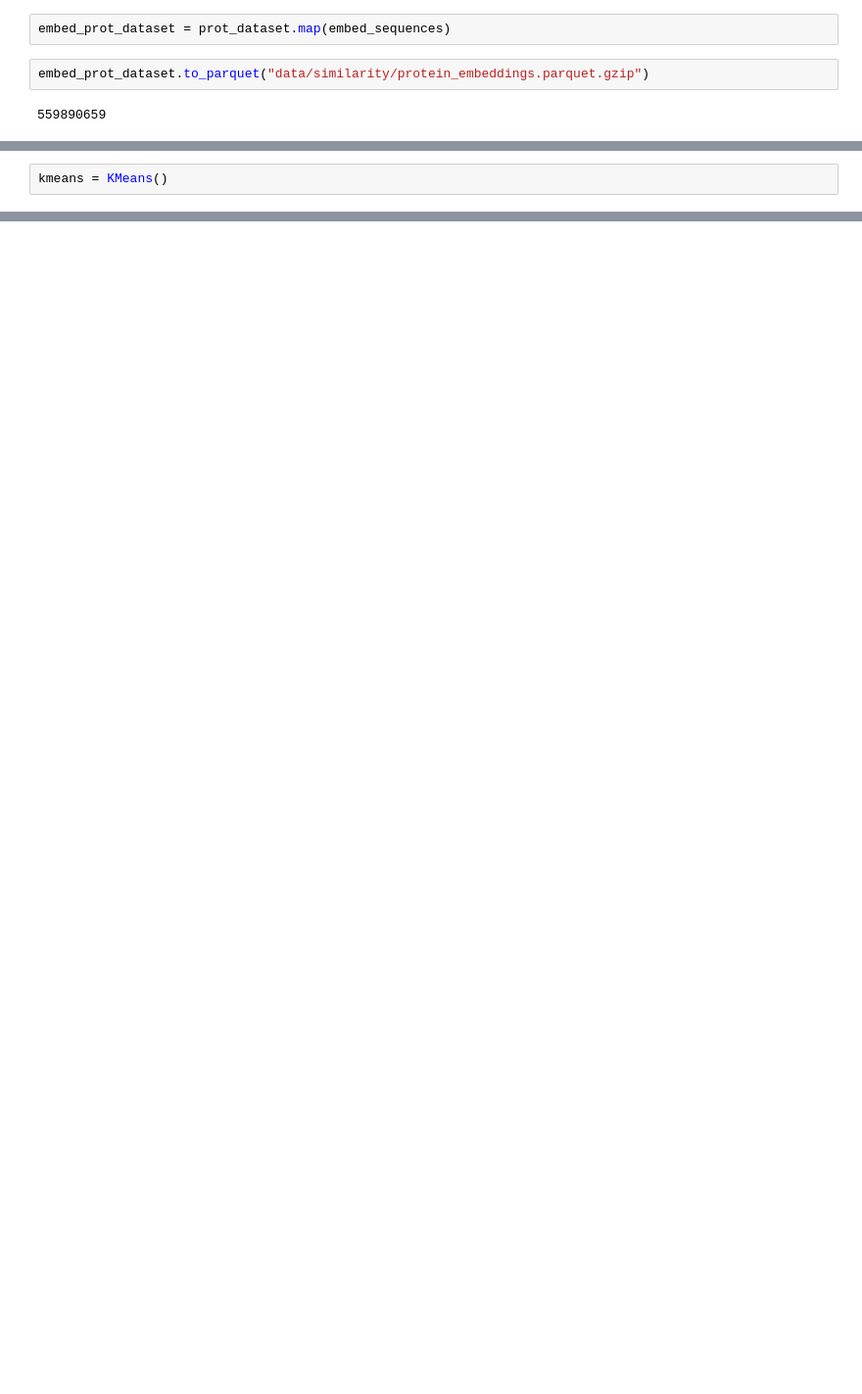
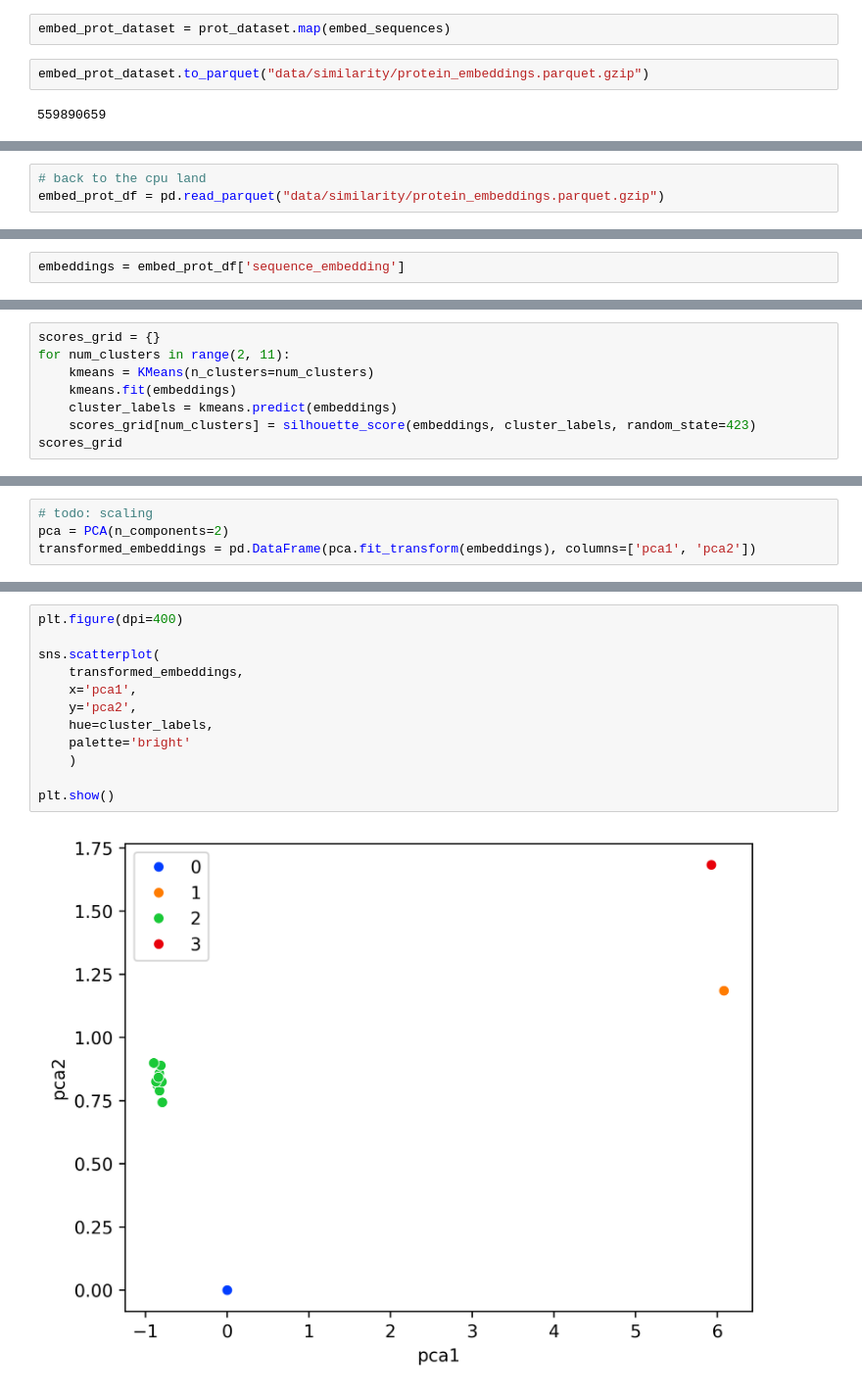
Before and after one commit to GenerativeMolMachines/BiopolymersKG, a Jupyter notebook: notebooks/protein_embeddings.ipynb, the cells around one changed output, grey strips where cells are left out. Shown at 98% size. Drawn from its saved outputs; the diff is of its cells as text; blank space fills up the shorter version.

```diff
--- a/notebooks/protein_embeddings.ipynb
+++ b/notebooks/protein_embeddings.ipynb
@@ -67,0 +84,3 @@ embed_prot_dataset.to_parquet("data/similarity/protein_embeddings.parquet.gzip")
+# %%
+# back to the cpu land
+embed_prot_df = pd.read_parquet("data/similarity/protein_embeddings.parquet.gzip")
@@ -67,0 +131,2 @@ embed_prot_dataset.to_parquet("data/similarity/protein_embeddings.parquet.gzip")
+# %%
+embeddings = embed_prot_df['sequence_embedding']
@@ -68,2 +135,8 @@ embed_prot_dataset.to_parquet("data/similarity/protein_embeddings.parquet.gzip")
 # %%
-kmeans = KMeans()
+scores_grid = {}
+for num_clusters in range(2, 11):
+    kmeans = KMeans(n_clusters=num_clusters)
+    kmeans.fit(embeddings)
+    cluster_labels = kmeans.predict(embeddings)
+    scores_grid[num_clusters] = silhouette_score(embeddings, cluster_labels, random_state=423)
+scores_grid
@@ -69,0 +155,4 @@ kmeans = KMeans()
+# %%
+# todo: scaling
+pca = PCA(n_components=2)
+transformed_embeddings = pd.DataFrame(pca.fit_transform(embeddings), columns=['pca1', 'pca2'])
@@ -69,0 +175,14 @@ kmeans = KMeans()
+# %%
+plt.figure(dpi=400)
+
+sns.scatterplot(
+    transformed_embeddings,
+    x='pca1',
+    y='pca2',
+    hue=cluster_labels,
+    palette='bright'
+    )
+
+plt.show()
+# %% [output]
+[figure, added]
```
Also changed, not shown: parts of 23 cells of this notebook, 2 other files.
